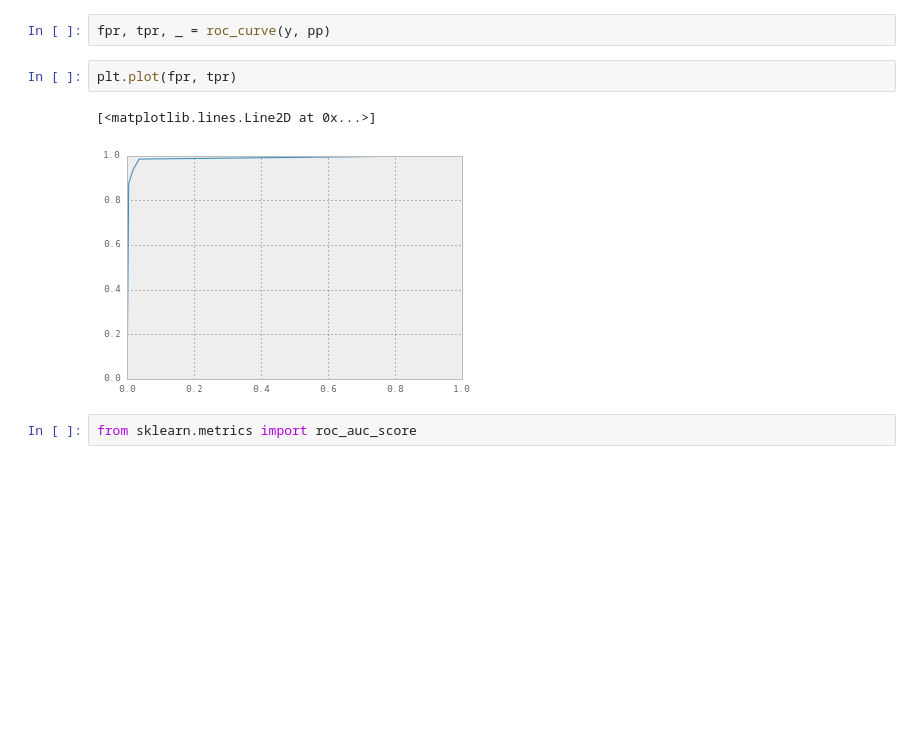
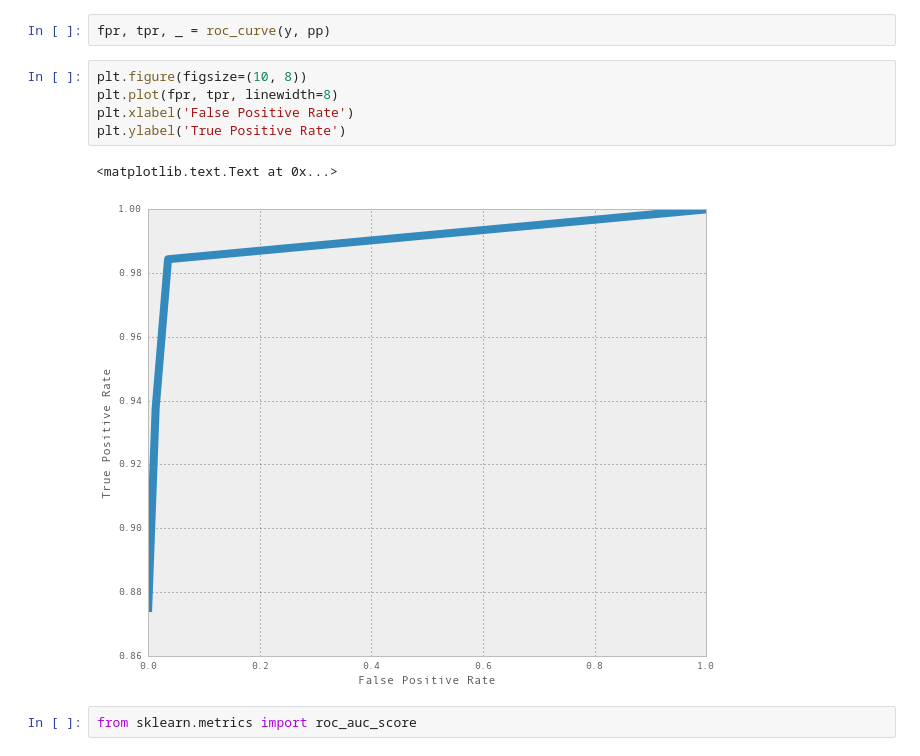
Before and after one commit to motherbox/sentinel, a Jupyter notebook: scripts/explanation.ipynb, the cells around one changed output. Drawn from its saved outputs; the diff is of its cells as text; blank space fills up the shorter version.

```diff
--- a/scripts/explanation.ipynb
+++ b/scripts/explanation.ipynb
@@ -120,11 +125,14 @@ roc_curve?
 pp = clf.predict_proba(X.values)[:, 1]
 # %%
 fpr, tpr, _ = roc_curve(y, pp)
-# %%
-plt.plot(fpr, tpr)
-# %% [output]
-[<matplotlib.lines.Line2D at 0x...>]
-[figure, removed]
+# %%
+plt.figure(figsize=(10, 8))
+plt.plot(fpr, tpr, linewidth=8)
+plt.xlabel('False Positive Rate')
+plt.ylabel('True Positive Rate')
+# %% [output]
+<matplotlib.text.Text at 0x...>
+[figure, added]
 # %%
 from sklearn.metrics import roc_auc_score
 # %%
```
Also changed, not shown: parts of 16 cells of this notebook, 4 other files.
